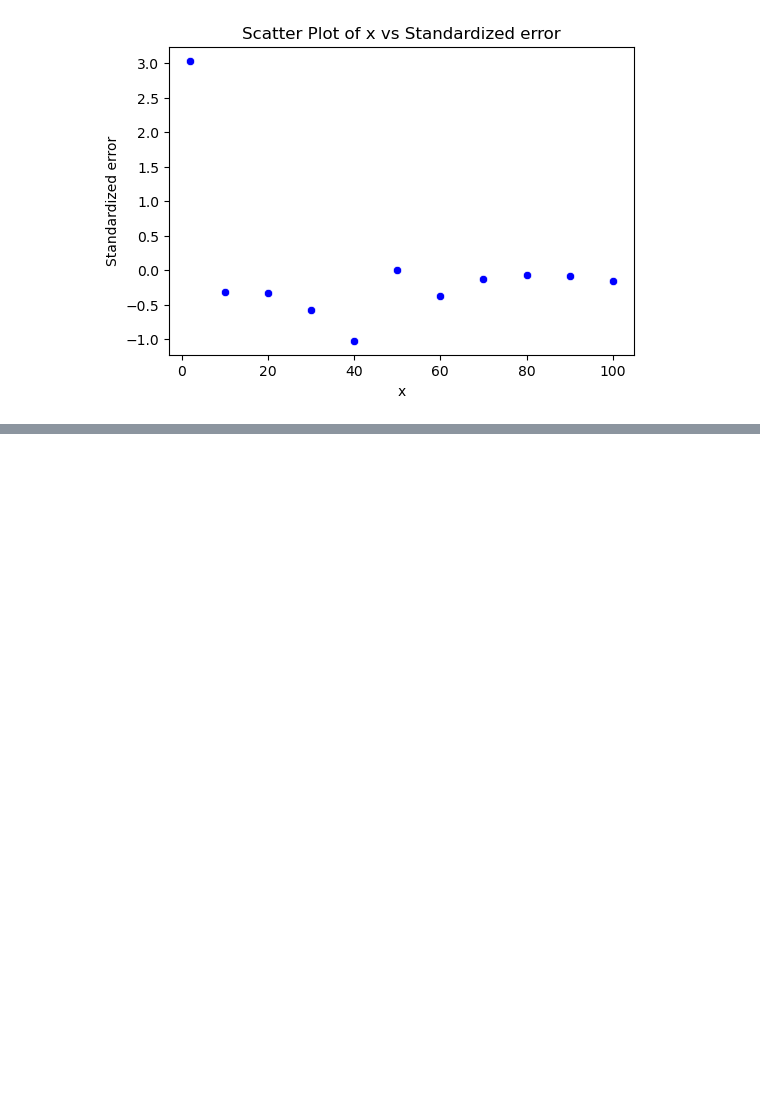
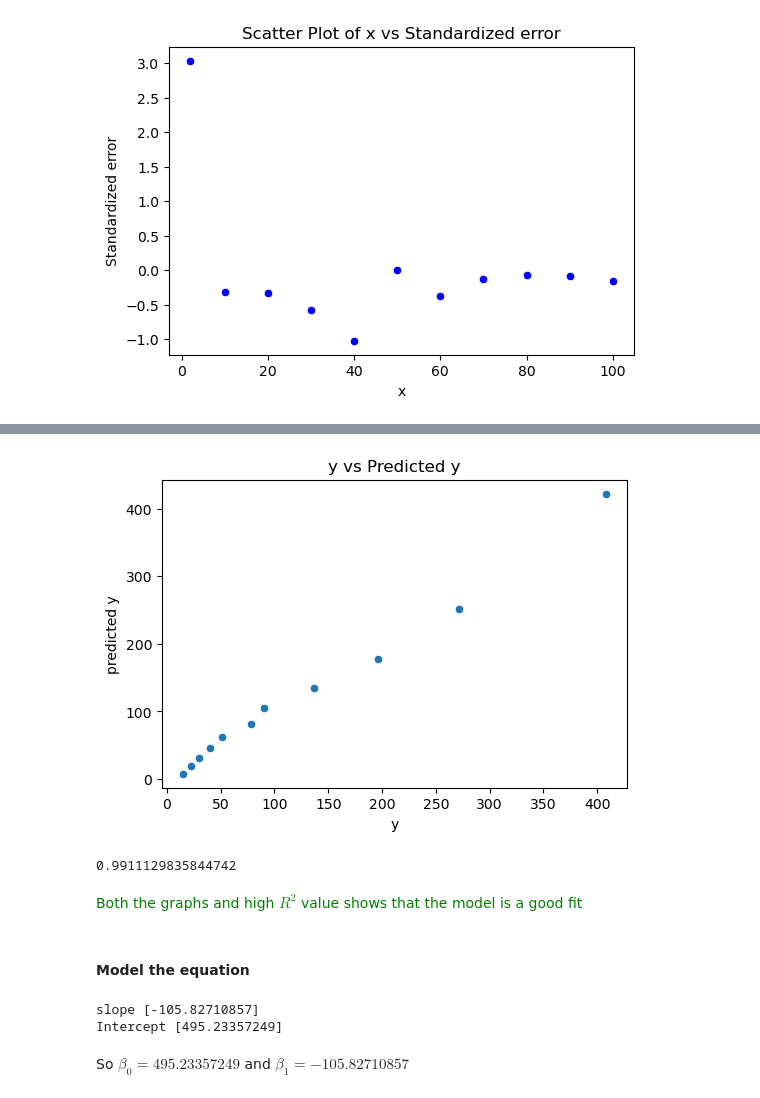
Before and after one commit to sidiquegithub/Linear-Regression, a Jupyter notebook: CODE/EXAMPLE 4 (REGRESSION WITH TRANSFORMED VARIABLE) .ipynb, the cells around one changed output, grey strips where cells are left out. Saved outputs shown, nothing was run; the diff lists cells and outputs as text; code cells hidden in the pictures; blank space fills up the shorter version.

```diff
--- a/CODE/EXAMPLE 4 (REGRESSION WITH TRANSFORMED VARIABLE) .ipynb
+++ b/CODE/EXAMPLE 4 (REGRESSION WITH TRANSFORMED VARIABLE) .ipynb
@@ -599,0 +725,35 @@ plt.show()
+# %%
+# Scatter plot y vs predicted y
+plt.figure(figsize=(6,4))
+sns.scatterplot(data=df, x='y', y='predicted_y')
+
+plt.title('y vs Predicted y')
+plt.xlabel('y')
+plt.ylabel('predicted y')
+
+plt.show()
+# %% [output]
+[figure, added]
+# %%
+# R^2 value
+
+r_squared = regressor.score(ln_x, y) #fit on ln_x and y
+r_squared
+# %% [output]
+0.9911129835844742
+# %% [markdown]
+<font color = green> Both the graphs and high $R^2$ value shows that the model is a good fit
+# %% [markdown]
+#### Model the equation
+# %%
+# Coefficients of the regression
+slope = regressor.coef_[0]  # Slope of the regression line
+intercept = regressor.intercept_  # Intercept of the regression line
+
+print('slope',slope)
+print('Intercept',intercept)
+# %% [output]
+slope [-105.82710857]
+Intercept [495.23357249]
+# %% [markdown]
+So $\beta_0 = 495.23357249$ and $\beta_1 = -105.82710857$
```
Also changed, not shown: parts of 29 cells of this notebook, 2 other files.
